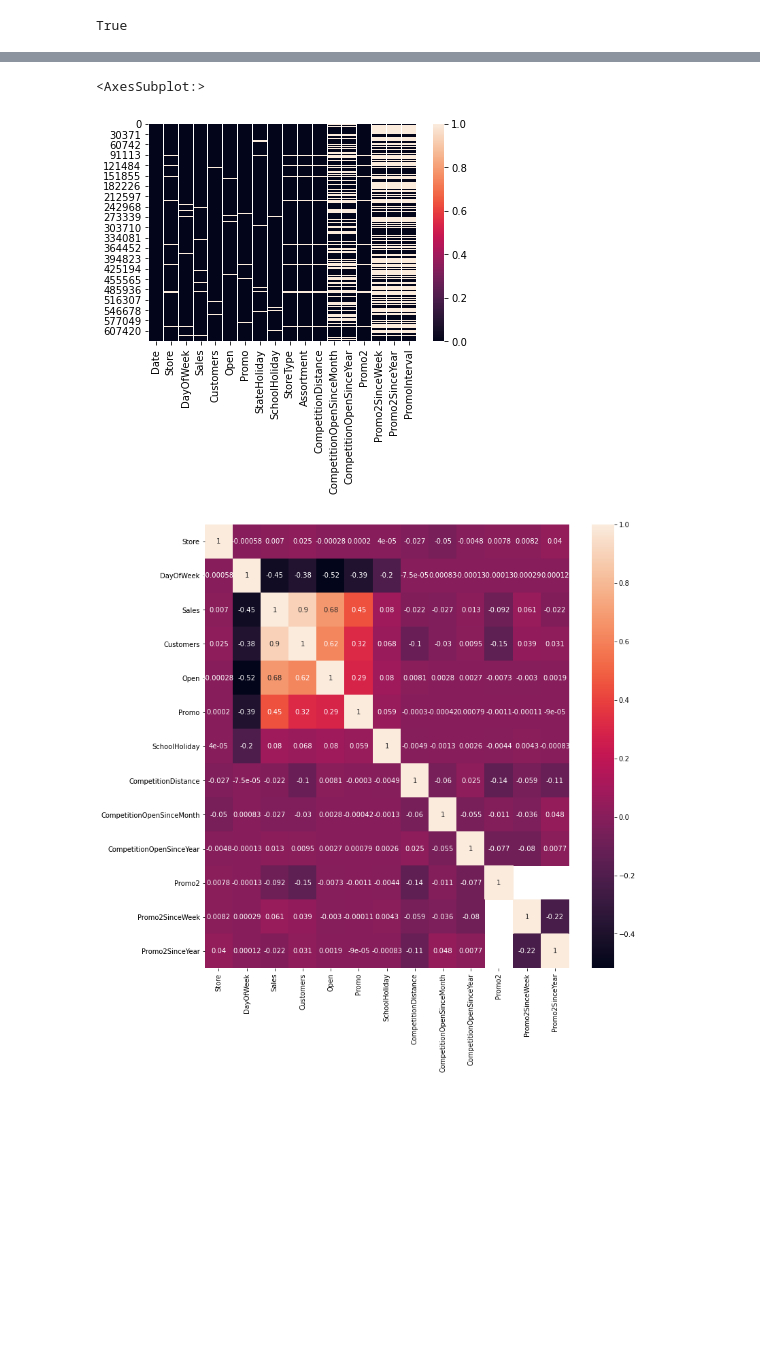
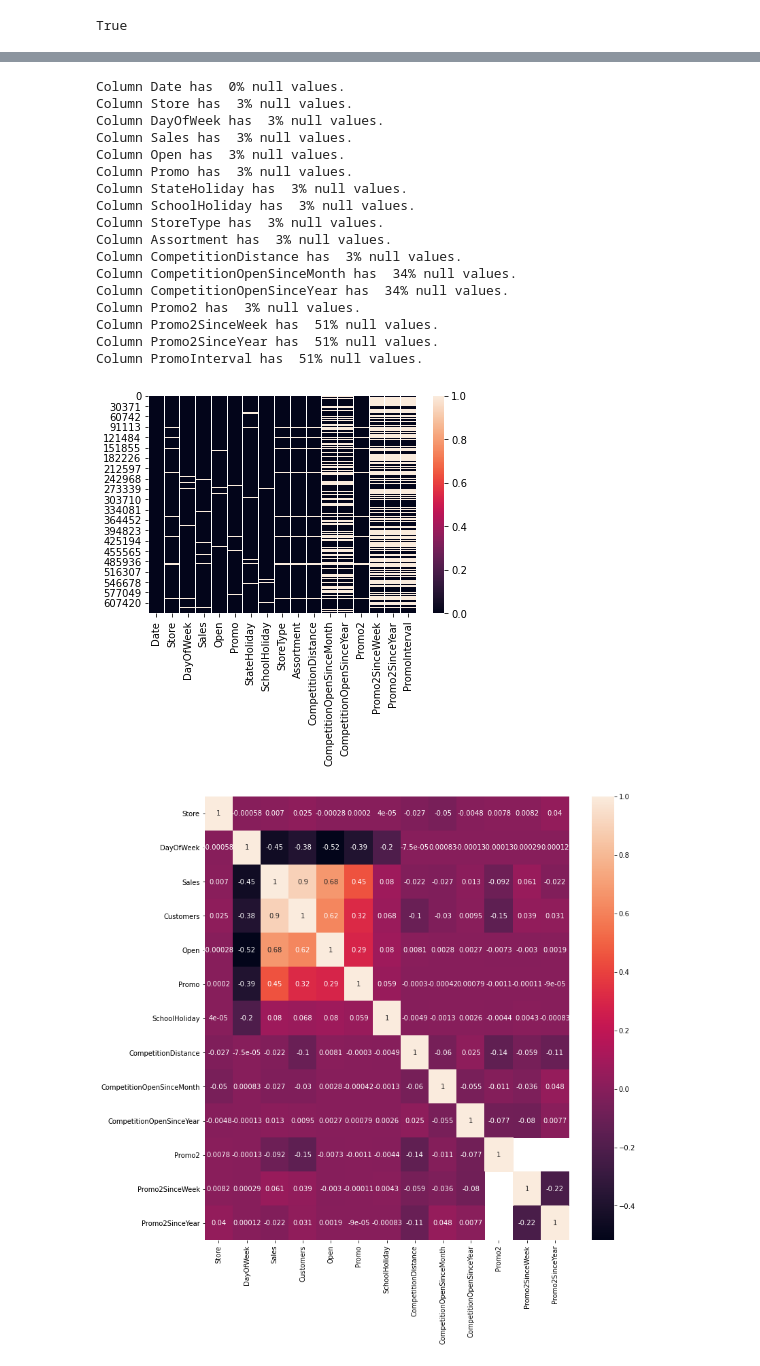
Before and after one commit to JohnEnev/DSR-competition-team1, a Jupyter notebook: notebooks/SG_cleaning.ipynb, the cells around one changed output, grey strips where cells are left out. Cells and saved outputs as stored; diff of their text form; code cells hidden in the pictures; blank space fills up the shorter version.

```diff
--- a/notebooks/SG_cleaning.ipynb
+++ b/notebooks/SG_cleaning.ipynb
@@ -64,13 +64,31 @@ Promo2SinceYear               True
 PromoInterval                 True
 dtype: bool
 # %%
-#Check the null values using a heatmap
+#Check the null values:
 
 nulls = full_df.isnull()
 sns.heatmap(nulls)
+
+cln.count_null_features(full_df)
 # %% [output]
-<AxesSubplot:>
+Column Date has  0% null values.
+Column Store has  3% null values.
+Column DayOfWeek has  3% null values.
+Column Sales has  3% null values.
+Column Open has  3% null values.
+Column Promo has  3% null values.
+Column StateHoliday has  3% null values.
+Column SchoolHoliday has  3% null values.
+Column StoreType has  3% null values.
+Column Assortment has  3% null values.
+Column CompetitionDistance has  3% null values.
+Column CompetitionOpenSinceMonth has  34% null values.
+Column CompetitionOpenSinceYear has  34% null values.
+Column Promo2 has  3% null values.
+Column Promo2SinceWeek has  51% null values.
+Column Promo2SinceYear has  51% null values.
+Column PromoInterval has  51% null values.
-[figure, old version]
+[figure, new version]
 # %%
 #Check the correlations
 
```
Also changed, not shown: parts of 4 cells of this notebook, 1 other file.
